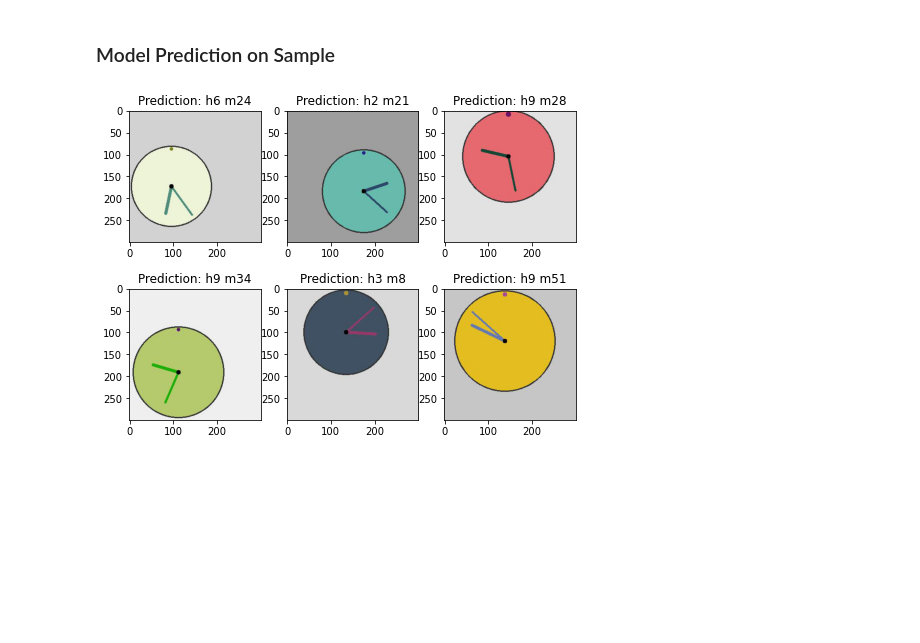
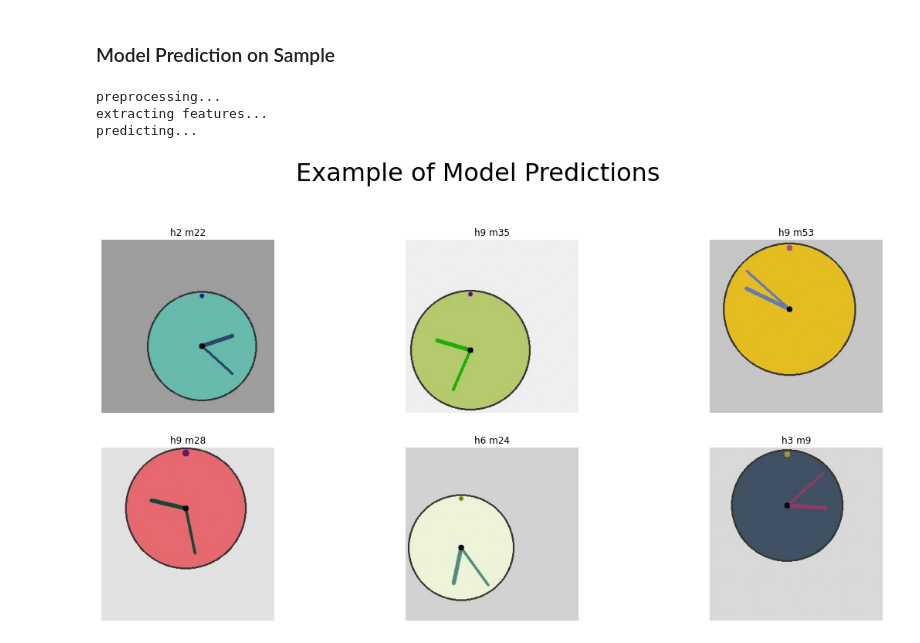
Before and after one commit to albazahm/Reading_Analog_Clocks_with_Xception_CNN_Network, a Jupyter notebook: reading-analog-clocks-with-xception-cnn.ipynb, the cells around one changed output. Cells and saved outputs as stored; diff of their text form; code cells hidden in the pictures; blank space fills up the shorter version.

Commit message:
added stratification and prediction on test set

```diff
--- a/reading-analog-clocks-with-xception-cnn.ipynb
+++ b/reading-analog-clocks-with-xception-cnn.ipynb
@@ -98,5 +139,5 @@ labels = binarizer.fit_transform(labels)
 # %%
-def generate(image_directory, labels, batch_size=64, size=(224, 224)):
+def generate(image_directory, labels, train_idx=None, batch_size=64, size=(224, 224)):
 
     """
     Function to create generator of images and labels for the neural network. This allows for training
@@ -129,11 +170,17 @@ def generate(image_directory, labels, batch_size=64, size=(224, 224)):
               weights='imagenet')                                            #loading prebuilt model
 
     xception_model = Model(inputs=prebuilt_model.input,
-                      outputs=prebuilt_model.layers[-2].output)              #repurposing prebuilt model for feature extraction
+                           outputs=prebuilt_model.layers[-2].output)         #repurposing prebuilt model for feature extraction
+
+
 
     while 1:
 
-        image_filenames = os.listdir(image_directory)                        #obtaining list of image filenames
+        if train_idx==None:
+            image_filenames = os.listdir(image_directory)                    #obtaining list of image filenames
+        else:
+            image_filenames = [str(idx) + '.jpg' for idx in train_idx]
+
         random.shuffle(image_filenames)                                      #shuffling the list to add randomness every epoch
 
 
@@ -173,11 +220,12 @@ def generate(image_directory, labels, batch_size=64, size=(224, 224)):
 BATCH_SIZE = 256
 IMAGE_SIZE = (299, 299) #this is the size suggested for Xception model
 EPOCHS = 10
-STEPS = int(labels.shape[0] / BATCH_SIZE)
+STEPS = int(len(train_idx) / BATCH_SIZE)
 # %%
 #testing generator
 sample_generator = next(generate(image_directory=image_dir,
-                                 labels=labels,
+                                 labels=y,
+                                 train_idx=train_idx,
                                  batch_size=1,
                                  size=IMAGE_SIZE))
 # %% [output]
@@ -266,7 +314,8 @@ _________________________________________________________________
 # %%
 #initializing generator for training
 generator = generate(image_directory=image_dir,
-                     labels=labels,
+                     labels=y,
+                     train_idx=train_idx,
                      batch_size=BATCH_SIZE,
                      size=IMAGE_SIZE)
 # %%
@@ -344,5 +429,9 @@ def predict(path):
 # %%
-#predicting and plotting all images in sample directory
-predict('/kaggle/input/analog-clocks/analog_clocks/samples/')
+#predicting samples used in earlier vizualization
+predictions = predict('/kaggle/input/analog-clocks/analog_clocks/samples/',
+                        plot=True)
 # %% [output]
+preprocessing...
+extracting features...
+predicting...
-[figure, old version]
+[figure, new version]
```
Also changed, not shown: parts of 16 cells of this notebook.
